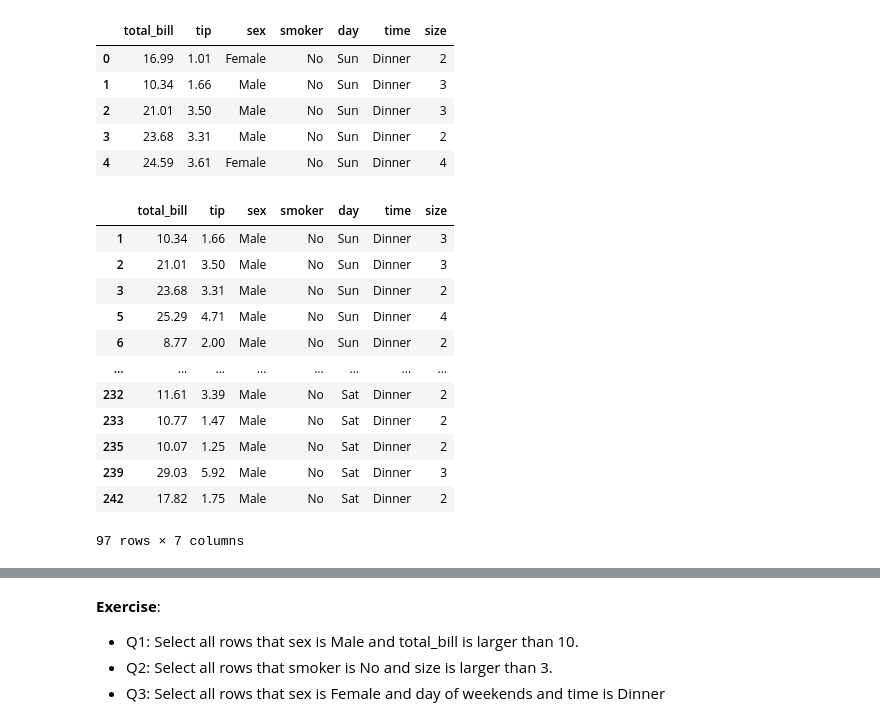
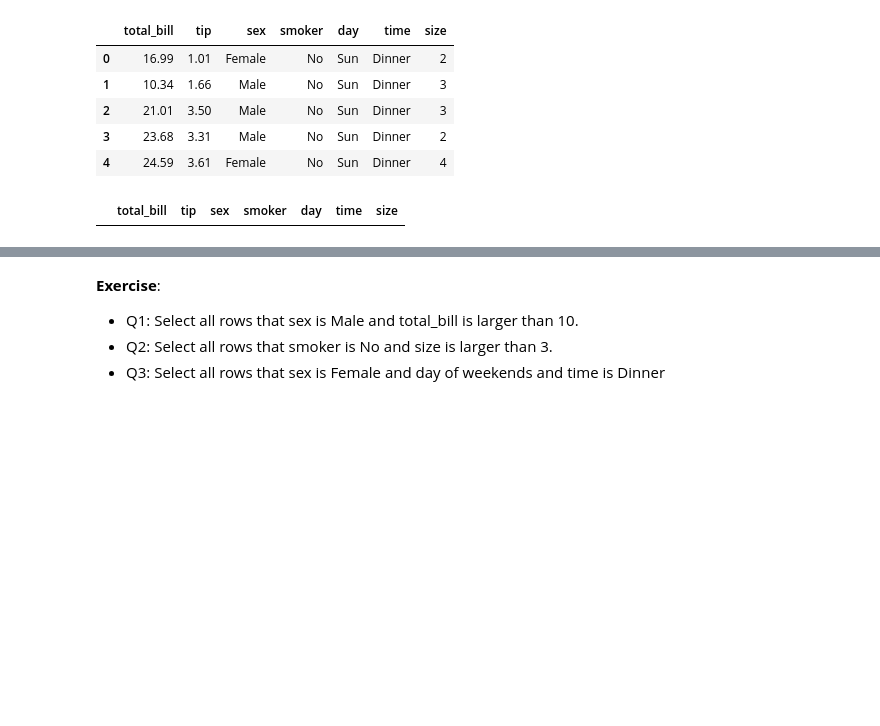
Before and after one commit to honghanhh/mci_python_31_level_1, a Jupyter notebook: Live Slides/Live Lecture 5/DAT_Live_Lecture5-Copy1.ipynb, the cells around one changed output, grey strips where cells are left out. Cells and saved outputs as stored; diff of their text form; code cells hidden in the pictures; blank space fills up the shorter version.

```diff
--- a/Live Slides/Live Lecture 5/DAT_Live_Lecture5-Copy1.ipynb
+++ b/Live Slides/Live Lecture 5/DAT_Live_Lecture5-Copy1.ipynb
@@ -307,19 +333,9 @@ df3.head(5)
 | 4 | 24.59 | 3.61 | Female | No | Sun | Dinner | 4 |
 # %%
 conditions = (df3['sex'] == 'Male') & (df3['smoker'] == 'No')
-df3[conditions]
+#df3[conditions]
+condition1 = (df3.total_bill <10) & (df3.size == 2)
+df3[condition1]
 # %% [output]
 |  | total_bill | tip | sex | smoker | day | time | size |
-| 1 | 10.34 | 1.66 | Male | No | Sun | Dinner | 3 |
-| 2 | 21.01 | 3.50 | Male | No | Sun | Dinner | 3 |
-| 3 | 23.68 | 3.31 | Male | No | Sun | Dinner | 2 |
-| 5 | 25.29 | 4.71 | Male | No | Sun | Dinner | 4 |
-| 6 | 8.77 | 2.00 | Male | No | Sun | Dinner | 2 |
-| ... | ... | ... | ... | ... | ... | ... | ... |
-| 232 | 11.61 | 3.39 | Male | No | Sat | Dinner | 2 |
-| 233 | 10.77 | 1.47 | Male | No | Sat | Dinner | 2 |
-| 235 | 10.07 | 1.25 | Male | No | Sat | Dinner | 2 |
-| 239 | 29.03 | 5.92 | Male | No | Sat | Dinner | 3 |
-| 242 | 17.82 | 1.75 | Male | No | Sat | Dinner | 2 |
-97 rows × 7 columns
 # %%
```
Also changed, not shown: parts of 25 cells of this notebook.
